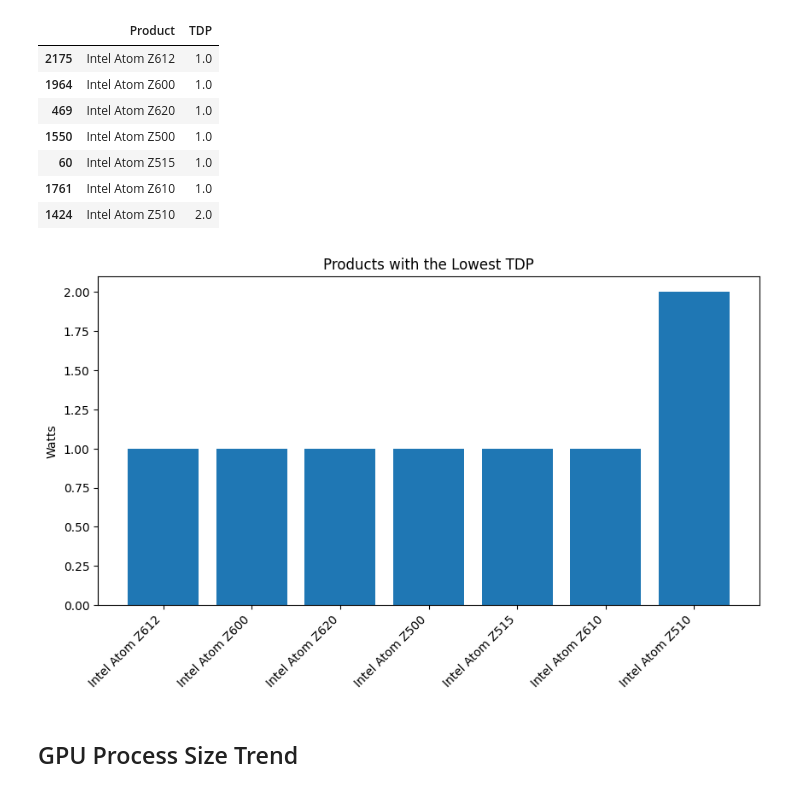
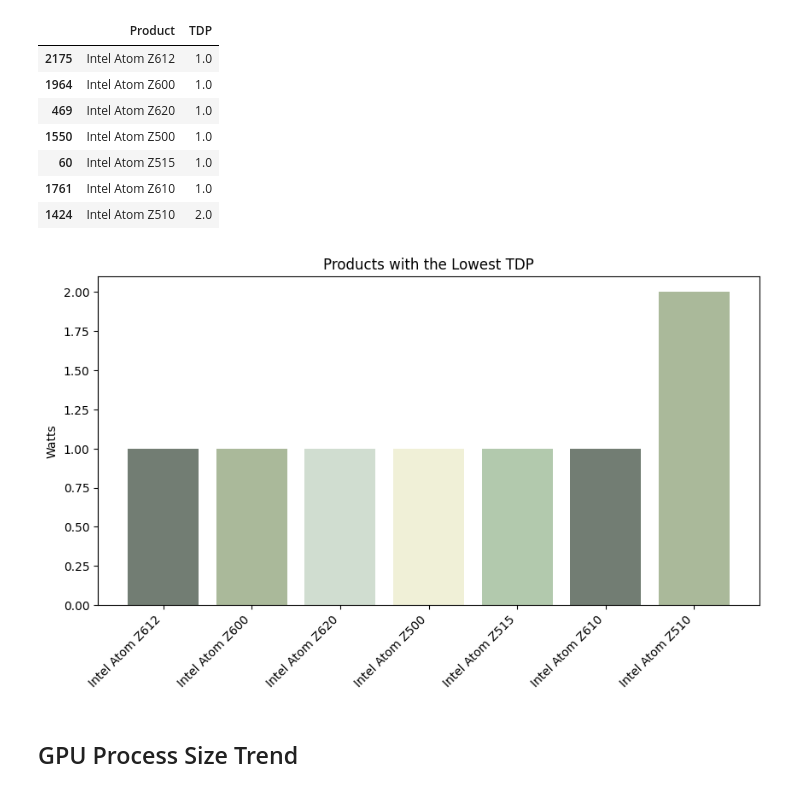
Before and after one commit to cjaguialar/MATHEDA-PROJECTS, a Jupyter notebook: W7/exercise/WK7-Data-visualization.ipynb, the cells around one changed output. Saved outputs shown, nothing was run; the diff lists cells and outputs as text; code cells hidden in the pictures.

```diff
--- a/W7/exercise/WK7-Data-visualization.ipynb
+++ b/W7/exercise/WK7-Data-visualization.ipynb
@@ -165,14 +168,15 @@ df_tdp
 | 1761 | Intel Atom Z610 | 1.0 |
 | 1424 | Intel Atom Z510 | 2.0 |
 # %%
+colors = ['#727D73','#AAB99A','#D0DDD0','#F0F0D7','#B2C9AD']
 plt.figure(figsize=(10,5))
-plt.bar(df_tdp['Product'],df_tdp['TDP'])
+plt.bar(df_tdp['Product'],df_tdp['TDP'], color = colors)
 plt.title('Products with the Lowest TDP')
 plt.ylabel('Watts')
 plt.xticks(rotation=45, ha='right')
 plt.show()
 # %% [output]
-[figure, old version]
+[figure, new version]
 # %% [markdown]
 ## GPU Process Size Trend
 # %%
```
Also changed, not shown: parts of 4 cells of this notebook.
